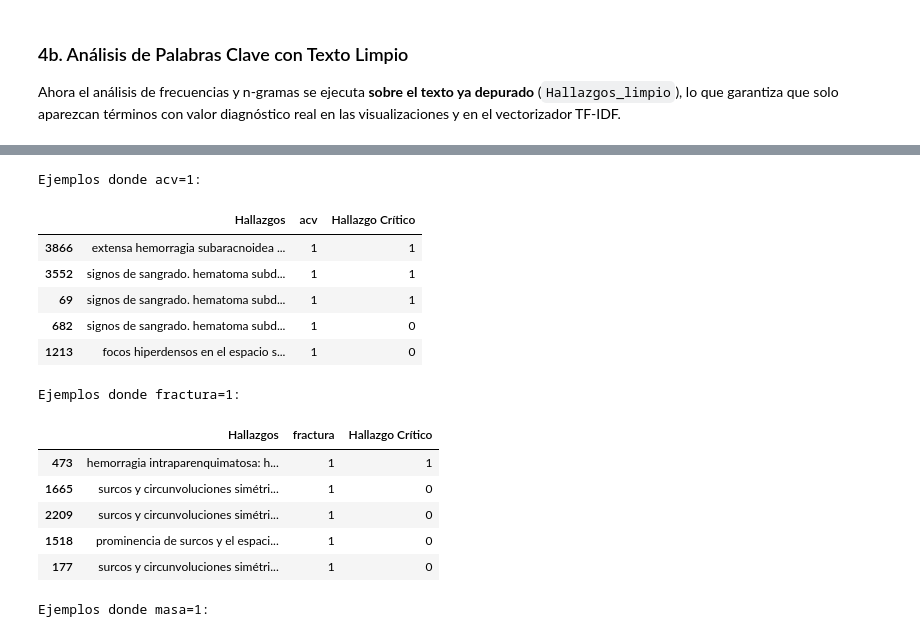
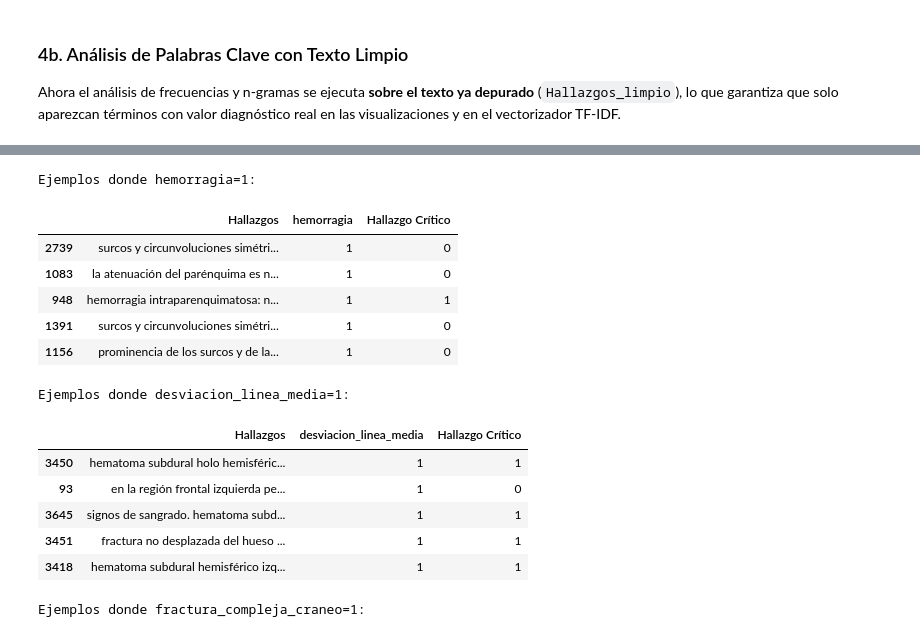
Before and after one commit to isabelaocampos/PDG-Diagnostico-Clinico, a Jupyter notebook: notebooks/0_Analisis_y_Transformacion_v2.ipynb, the cells around one changed output, grey strips where cells are left out. Drawn from its saved outputs; the diff is of its cells as text; code cells hidden in the pictures.

```diff
--- a/notebooks/0_Analisis_y_Transformacion_v2.ipynb
+++ b/notebooks/0_Analisis_y_Transformacion_v2.ipynb
@@ -376,8 +337,8 @@ TEMPORALES_SEGUIMIENTO = {
 WHITELIST_MEDICA = {
     'hemorragia', 'hematoma', 'sangrado', 'sangre',
     'isquemia', 'isquemico', 'isquemica', 'infarto', 'ictus', 'acv',
-    'fractura', 'fracturas', 'trazo', 'hundimiento',
-    'masa', 'masas', 'tumor', 'tumoral', 'tumorales', 'neoplasia',
+    'fractura_compleja_craneo', 'fracturas', 'trazo', 'hundimiento',
+    'desviacion_linea_media', 'masas', 'tumor', 'tumoral', 'tumorales', 'neoplasia',
     'edema', 'aneurisma', 'hidrocefalia', 'hernia', 'herniacion',
     'contusion', 'contusiones', 'lesion', 'lesiones',
     'craneo', 'cerebro', 'cerebral', 'cerebrales',
@@ -968,7 +919,7 @@ keywords_hemorragia = [
     'sangrado', 'sangrados'
 ]
 
-keywords_acv_isquemico = [
+keywords_acv = [
     'infarto cerebral', 'infarto lacunar', 'infartos lacunares',
     'evento isquemico', 'evento cerebrovascular',
     'area de isquemia', 'areas de isquemia',
@@ -983,21 +934,18 @@ keywords_acv_isquemico = [
     'acv'
 ]
 
-keywords_fractura = [
-    'fractura craneal', 'fractura de craneo',
-    'fractura lineal', 'fractura deprimida',
-    'fractura conminuta', 'fractura hundimiento',
-    'fractura', 'fracturas'
+keywords_fractura_compleja_craneo = [
+    'fractura con hundimiento', 'fractura hundimiento',
+    'fractura deprimida', 'fractura conminuta', 'fractura compleja',
+    'fractura de base de craneo', 'fractura craneofacial',
+    'fractura multiple de craneo'
 ]
 
-keywords_masa = [
-    'lesion ocupante', 'lesiones ocupantes',
-    'efecto de masa',
-    'lesion tumoral', 'proceso expansivo',
-    'proceso ocupante',
-    'masa', 'masas',
-    'tumor', 'tumores', 'tumoral', 'tumorales',
-    'neoplasia', 'neoplasias', 'neoplasica', 'neoplasico'
+keywords_desviacion_linea_media = [
+    'desviacion de la linea media', 'desviacion linea media',
+    'linea media desplazada', 'desplazamiento de la linea media',
+    'shift de linea media', 'efecto de masa con desviacion',
+    'herniacion subfalcina', 'hernia subfalcina'
 ]
 
 # Aplicar detección solo a las 4 categorías
@@ -1006,28 +954,28 @@ df['hemorragia'] = df['Hallazgos'].apply(
 )
 
 df['acv'] = df['Hallazgos'].apply(
-    lambda x: detectar_patologia_robusta(x, keywords_acv_isquemico)
+    lambda x: detectar_patologia_robusta(x, keywords_acv)
 )
 
-df['fractura'] = df['Hallazgos'].apply(
-    lambda x: detectar_patologia_robusta(x, keywords_fractura)
+df['fractura_compleja_craneo'] = df['Hallazgos'].apply(
+    lambda x: detectar_patologia_robusta(x, keywords_fractura_compleja_craneo)
 )
 
-df['masa'] = df['Hallazgos'].apply(
-    lambda x: detectar_patologia_robusta(x, keywords_masa)
+df['desviacion_linea_media'] = df['Hallazgos'].apply(
+    lambda x: detectar_patologia_robusta(x, keywords_desviacion_linea_media)
 )
 
 # Mantener solo columnas necesarias
-columnas_finales = columnas_originales + ['hemorragia', 'acv', 'fractura', 'masa']
+columnas_finales = columnas_originales + ['acv', 'hemorragia', 'desviacion_linea_media', 'fractura_compleja_craneo']
 df_final = df[columnas_originales] # para guardar todos los datos sin ningun etiquetado
 
 df_final.to_excel('../data/data_cleaned.xlsx', index=False)
 print(f"Hemorragia: {df['hemorragia'].sum()} casos")
 print(f"ACV isquémico: {df['acv'].sum()} casos")
-print(f"Fractura: {df['fractura'].sum()} casos")
-print(f"Masa: {df['masa'].sum()} casos")
+print(f"Fractura compleja de craneo: {df['fractura_compleja_craneo'].sum()} casos")
+print(f"Desviacion de linea media: {df['desviacion_linea_media'].sum()} casos")
 
-for col in ['hemorragia', 'acv', 'fractura', 'masa']:
+for col in ['acv', 'hemorragia', 'desviacion_linea_media', 'fractura_compleja_craneo']:
     print(f"\nEjemplos donde {col}=1:")
     display(df[df[col]==1][['Hallazgos', col, 'Hallazgo Crítico']].sample(5, random_state=1))
 # %% [output]
@@ -1046,15 +994,15 @@ Ejemplos donde hemorragia=1:
-Ejemplos donde acv=1:
+Ejemplos donde hemorragia=1:
-|  | Hallazgos | acv | Hallazgo Crítico |
-| 3866 | extensa hemorragia subaracnoidea ... | 1 | 1 |
-| 3552 | signos de sangrado. hematoma subd... | 1 | 1 |
-| 69 | signos de sangrado. hematoma subd... | 1 | 1 |
-| 682 | signos de sangrado. hematoma subd... | 1 | 0 |
-| 1213 | focos hiperdensos en el espacio s... | 1 | 0 |
+|  | Hallazgos | hemorragia | Hallazgo Crítico |
+| 2739 | surcos y circunvoluciones simétri... | 1 | 0 |
+| 1083 | la atenuación del parénquima es n... | 1 | 0 |
+| 948 | hemorragia intraparenquimatosa: n... | 1 | 1 |
+| 1391 | surcos y circunvoluciones simétri... | 1 | 0 |
+| 1156 | prominencia de los surcos y de la... | 1 | 0 |
-Ejemplos donde fractura=1:
+Ejemplos donde desviacion_linea_media=1:
-|  | Hallazgos | fractura | Hallazgo Crítico |
-| 473 | hemorragia intraparenquimatosa: h... | 1 | 1 |
-| 1665 | surcos y circunvoluciones simétri... | 1 | 0 |
-| 2209 | surcos y circunvoluciones simétri... | 1 | 0 |
-| 1518 | prominencia de surcos y el espaci... | 1 | 0 |
-| 177 | surcos y circunvoluciones simétri... | 1 | 0 |
+|  | Hallazgos | desviacion_linea_media | Hallazgo Crítico |
+| 3450 | hematoma subdural holo hemisféric... | 1 | 1 |
+| 93 | en la región frontal izquierda pe... | 1 | 0 |
+| 3645 | signos de sangrado. hematoma subd... | 1 | 1 |
+| 3451 | fractura no desplazada del hueso ... | 1 | 1 |
+| 3418 | hematoma subdural hemisférico izq... | 1 | 1 |
-Ejemplos donde masa=1:
+Ejemplos donde fractura_compleja_craneo=1:
```
Also changed, not shown: parts of 9 cells of this notebook, 9 other files.
